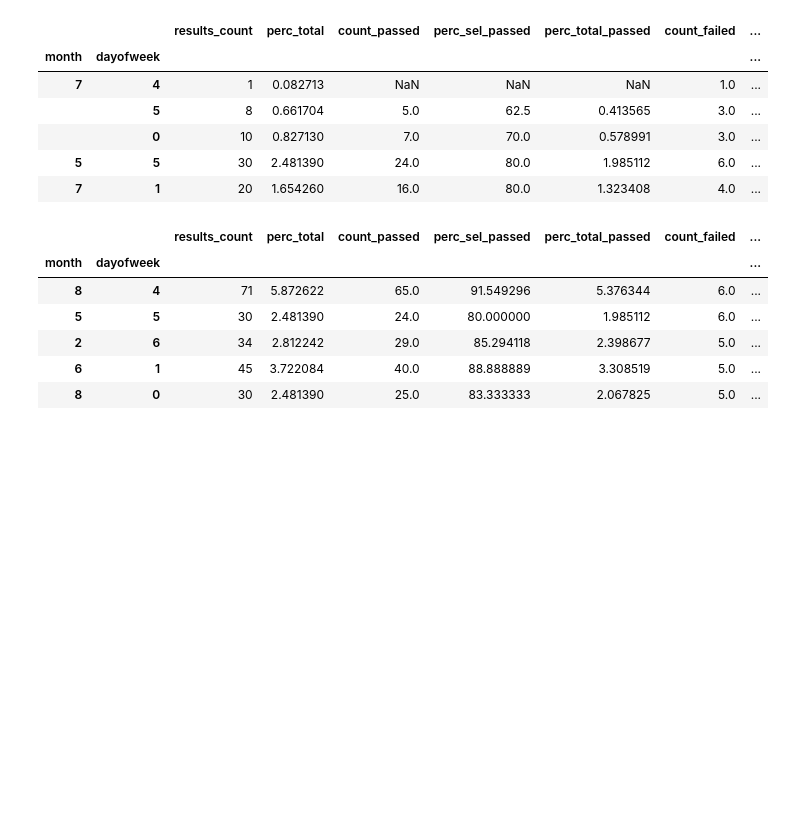
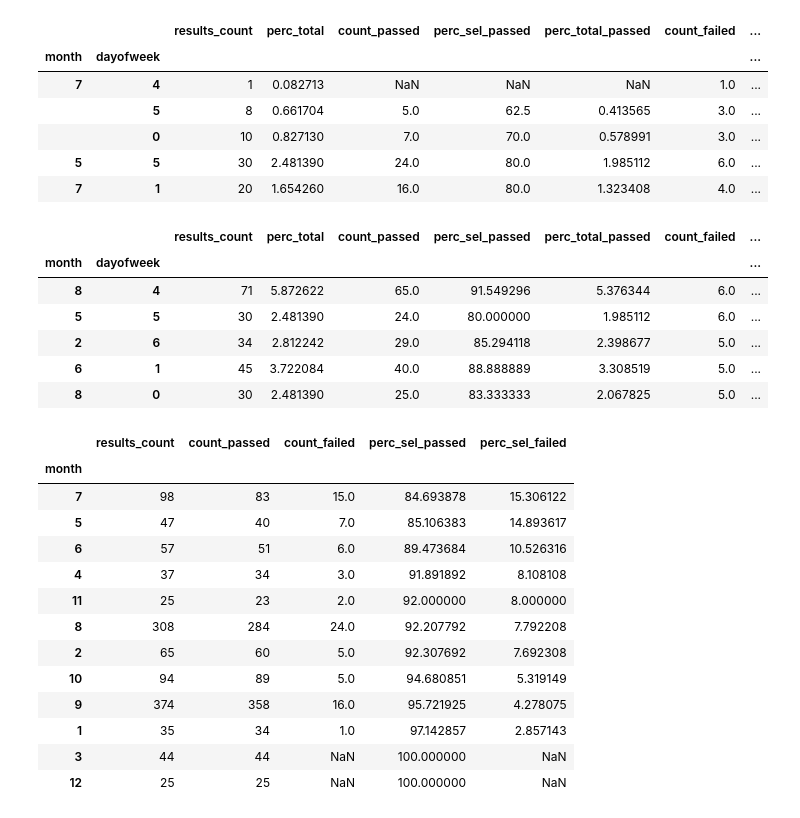
Before and after one commit to mvanegas10/Manufacturing-Process, a Jupyter notebook: Analysis/Analysis.ipynb, the cells around one changed output. Saved outputs shown, nothing was run; the diff lists cells and outputs as text; code cells hidden in the pictures; blank space fills up the shorter version.

```diff
--- a/Analysis/Analysis.ipynb
+++ b/Analysis/Analysis.ipynb
@@ -55,3 +64,29 @@ df_week_behavior.sort_values(['perc_total_failed'], ascending=False).head()
 | 2 | 6 | 34 | 2.812242 | 29.0 | 85.294118 | 2.398677 | 5.0 | ... |
 | 6 | 1 | 45 | 3.722084 | 40.0 | 88.888889 | 3.308519 | 5.0 | ... |
 | 8 | 0 | 30 | 2.481390 | 25.0 | 83.333333 | 2.067825 | 5.0 | ... |
+# %%
+df_months = df_table_secom.loc[:,['timestamp','results']]
+df_months['month'] = df_weeks['timestamp'].dt.month
+df_months_behavior = df_weeks[['month','results']].groupby(['month']).agg(['count'])
+df_months_behavior.columns = ["_".join(x) for x in df_months_behavior.columns.ravel()]
+df_months_behavior['count_passed'] = df_months[df_months['results'] == -1][['month', 'results']].groupby(['month']).agg(['count'])
+df_months_behavior['count_failed'] = df_months[df_months['results'] == 1][['month', 'results']].groupby(['month']).agg(['count'])
+df_months_behavior['perc_sel_passed'] = df_months_behavior['count_passed']/df_months_behavior['results_count'] * 100
+df_months_behavior['perc_sel_failed'] = df_months_behavior['count_failed']/df_months_behavior['results_count'] * 100
+# %%
+df_months_behavior.sort_values(['perc_sel_failed'], ascending=False)
+# %% [output]
+|  | results_count | count_passed | count_failed | perc_sel_passed | perc_sel_failed |
+| month |  |  |  |  |  |
+| 7 | 98 | 83 | 15.0 | 84.693878 | 15.306122 |
+| 5 | 47 | 40 | 7.0 | 85.106383 | 14.893617 |
+| 6 | 57 | 51 | 6.0 | 89.473684 | 10.526316 |
+| 4 | 37 | 34 | 3.0 | 91.891892 | 8.108108 |
+| 11 | 25 | 23 | 2.0 | 92.000000 | 8.000000 |
+| 8 | 308 | 284 | 24.0 | 92.207792 | 7.792208 |
+| 2 | 65 | 60 | 5.0 | 92.307692 | 7.692308 |
+| 10 | 94 | 89 | 5.0 | 94.680851 | 5.319149 |
+| 9 | 374 | 358 | 16.0 | 95.721925 | 4.278075 |
+| 1 | 35 | 34 | 1.0 | 97.142857 | 2.857143 |
+| 3 | 44 | 44 | NaN | 100.000000 | NaN |
+| 12 | 25 | 25 | NaN | 100.000000 | NaN |
```
Also changed, not shown: parts of 8 cells of this notebook.
